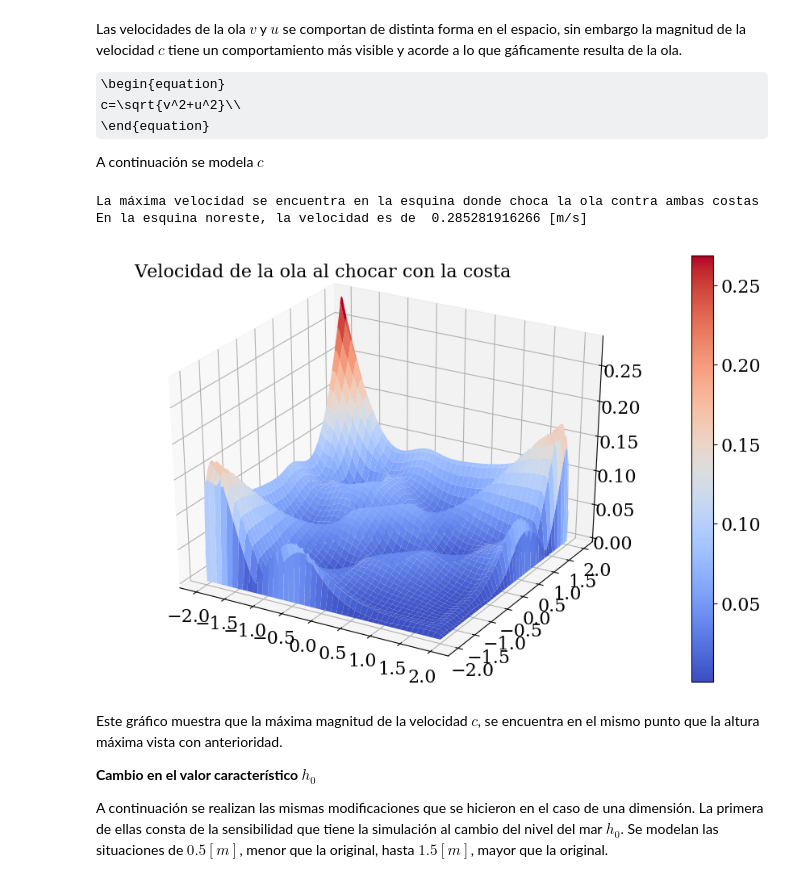
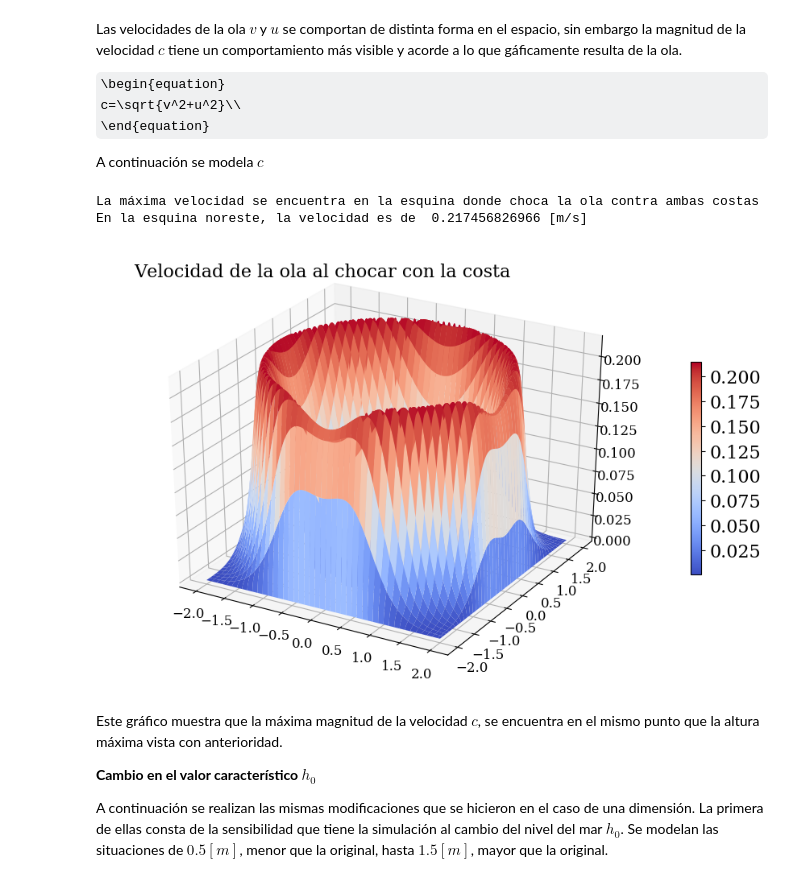
Before and after one commit to Kunkin/Tarea2CFD, a Jupyter notebook: oyarzun_echaiz.ipynb, the cells around one changed output. Cells and saved outputs as stored; diff of their text form; code cells hidden in the pictures; some formulas as TeX source.

```diff
--- a/oyarzun_echaiz.ipynb
+++ b/oyarzun_echaiz.ipynb
@@ -243,5 +243,5 @@ plt.colorbar(c)
 # %%
-def tsunami2D(N,h_0,dh):
+def tsunami2D(N,h_0,dh,costa_critico):
 
     delta = 4./(N-1)
     x = numpy.linspace(-2, 2, N)
@@ -332,9 +332,12 @@ def tsunami2D(N,h_0,dh):
 
         pasos +=1
 
-        if numpy.amax(h[:,0])==h_max or numpy.amax(h[-1,:])==h_max:
-            break
-
+        if costa_critico == 'costa':
+            if numpy.amax(h[0,:])==h_max or numpy.amax(h[:,-1])==h_max:
+                break
+        if costa_critico == 'critico':
+            if numpy.amax(h[0,-1])==h_max:
+                break
     return u,v, h, pasos, X, Y
 # %% [markdown]
 # 3. Resultados <a class="anchor" id="three"></a>
@@ -365,12 +368,12 @@ Se modela la ola el momento que llega a la costa, despues de 905  pasos de tiemp
 # %%
-uff,vff,hff,pff,X,Y=tsunami2D(N, h_0, dh)
-
+uff,vff,hff,pff,X,Y=tsunami2D(N, h_0, dh, 'costa')
 
 fig = plt.figure(figsize=(11,7), dpi=100)
 ax = fig.gca(projection='3d')
 c=ax.plot_surface(X, -Y, hff, cmap='coolwarm');
-plt.colorbar(c)
+plt.colorbar(c, shrink=0.5)
 ax.text2D(0.05, 0.95, "Ola al llegar a la costa", transform=ax.transAxes)
+ax.tick_params(labelsize=12)
 
 print("Los pasos de tiempo necesarios para que la ola llegue a la costa son ",pff,", equivalente a ",dt*pff," [s]")
 print("La altura máxima h se encuentra en la esquina Noreste y es de: ",numpy.amax(hff),"[m]")
@@ -481,18 +484,19 @@ A continuación se modela $c$
 # %%
 cc=(vff**2+uff**2)**0.5
 
 fig = plt.figure(figsize=(11,7), dpi=100)
 ax = fig.gca(projection='3d')
 c=ax.plot_surface(X, -Y, cc, cmap='coolwarm');
-plt.colorbar(c)
+plt.colorbar(c, shrink=0.5)
 ax.text2D(0.05, 0.95, "Velocidad de la ola al chocar con la costa", transform=ax.transAxes)
+ax.tick_params(labelsize=12)
 
 print("La máxima velocidad se encuentra en la esquina donde choca la ola contra ambas costas")
 print("En la esquina noreste, la velocidad es de ",numpy.amax(cc),"[m/s]")
 # %% [output]
 La máxima velocidad se encuentra en la esquina donde choca la ola contra ambas costas
-En la esquina noreste, la velocidad es de  0.285281916266 [m/s]
+En la esquina noreste, la velocidad es de  0.217456826966 [m/s]
-[figure, old version]
+[figure, new version]
 # %% [markdown]
 Este gráfico muestra que la máxima magnitud de la velocidad $c$, se encuentra en el mismo punto que la altura máxima vista con anterioridad.
 
```
Also changed, not shown: parts of 14 cells of this notebook.
